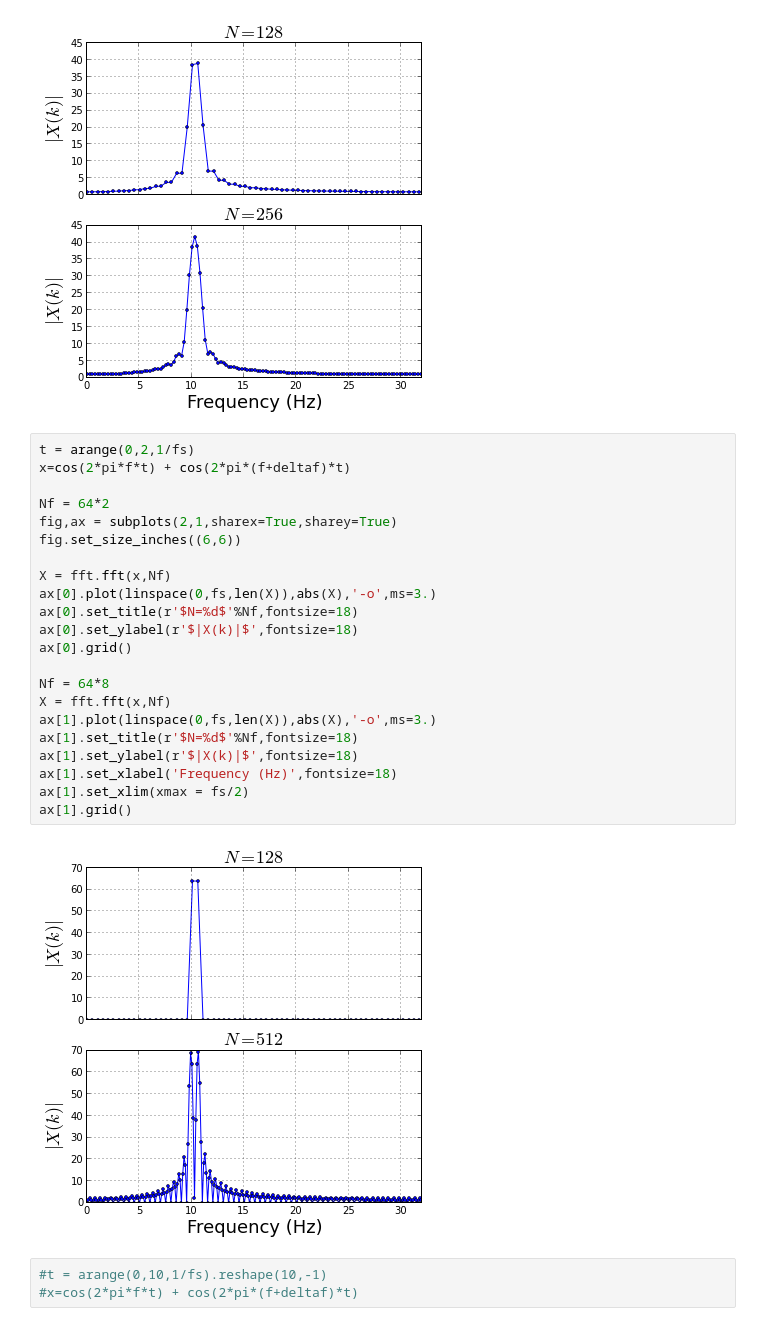
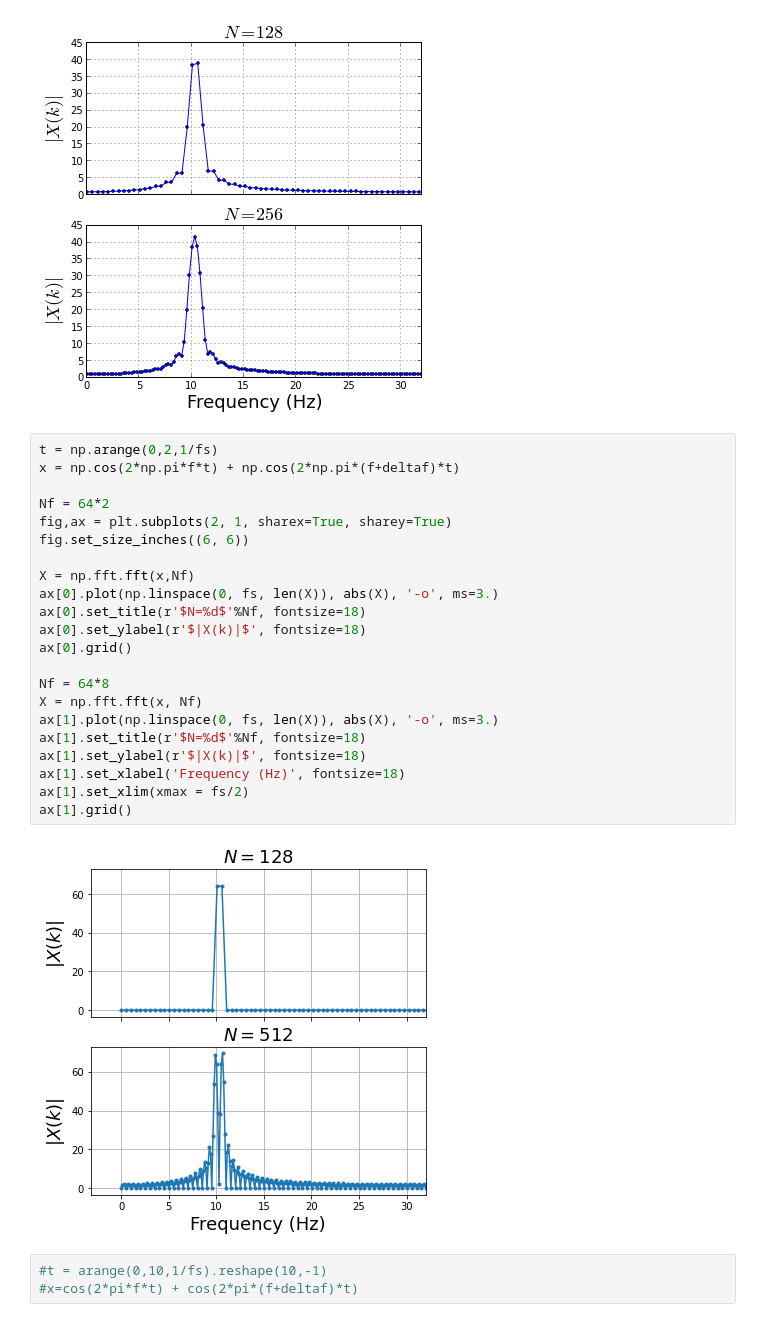
Before and after one commit to bagustris/python-for-signal-processing, a Jupyter notebook: notebook/More_Fourier_Transform.ipynb, the cells around one changed output. Cells and saved outputs as stored; diff of their text form.

```diff
--- a/notebook/More_Fourier_Transform.ipynb
+++ b/notebook/More_Fourier_Transform.ipynb
@@ -177,29 +180,29 @@ ax[1].grid()
 # %% [output]
 [figure]
 # %%
-t = arange(0,2,1/fs)
-x=cos(2*pi*f*t) + cos(2*pi*(f+deltaf)*t)
+t = np.arange(0,2,1/fs)
+x = np.cos(2*np.pi*f*t) + np.cos(2*np.pi*(f+deltaf)*t)
 
 Nf = 64*2
-fig,ax = subplots(2,1,sharex=True,sharey=True)
-fig.set_size_inches((6,6))
+fig,ax = plt.subplots(2, 1, sharex=True, sharey=True)
+fig.set_size_inches((6, 6))
 
-X = fft.fft(x,Nf)
-ax[0].plot(linspace(0,fs,len(X)),abs(X),'-o',ms=3.)
-ax[0].set_title(r'$N=%d$'%Nf,fontsize=18)
-ax[0].set_ylabel(r'$|X(k)|$',fontsize=18)
+X = np.fft.fft(x,Nf)
+ax[0].plot(np.linspace(0, fs, len(X)), abs(X), '-o', ms=3.)
+ax[0].set_title(r'$N=%d$'%Nf, fontsize=18)
+ax[0].set_ylabel(r'$|X(k)|$', fontsize=18)
 ax[0].grid()
 
 Nf = 64*8
-X = fft.fft(x,Nf)
-ax[1].plot(linspace(0,fs,len(X)),abs(X),'-o',ms=3.)
-ax[1].set_title(r'$N=%d$'%Nf,fontsize=18)
-ax[1].set_ylabel(r'$|X(k)|$',fontsize=18)
-ax[1].set_xlabel('Frequency (Hz)',fontsize=18)
+X = np.fft.fft(x, Nf)
+ax[1].plot(np.linspace(0, fs, len(X)), abs(X), '-o', ms=3.)
+ax[1].set_title(r'$N=%d$'%Nf, fontsize=18)
+ax[1].set_ylabel(r'$|X(k)|$', fontsize=18)
+ax[1].set_xlabel('Frequency (Hz)', fontsize=18)
 ax[1].set_xlim(xmax = fs/2)
 ax[1].grid()
 # %% [output]
-[figure, old version]
+[figure, new version]
 # %%
 #t = arange(0,10,1/fs).reshape(10,-1)
 #x=cos(2*pi*f*t) + cos(2*pi*(f+deltaf)*t)
```
Also changed, not shown: parts of 6 cells of this notebook.
